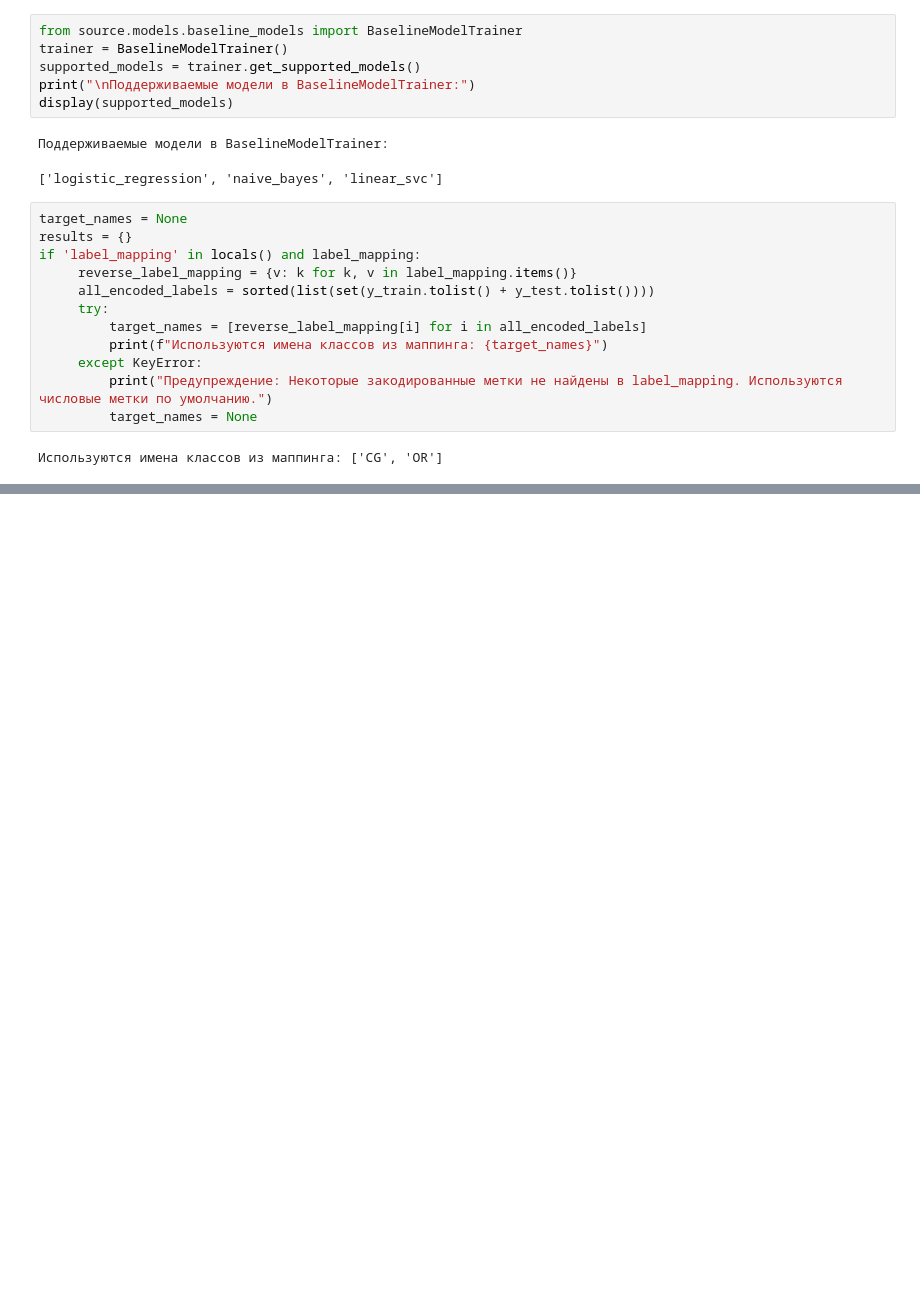
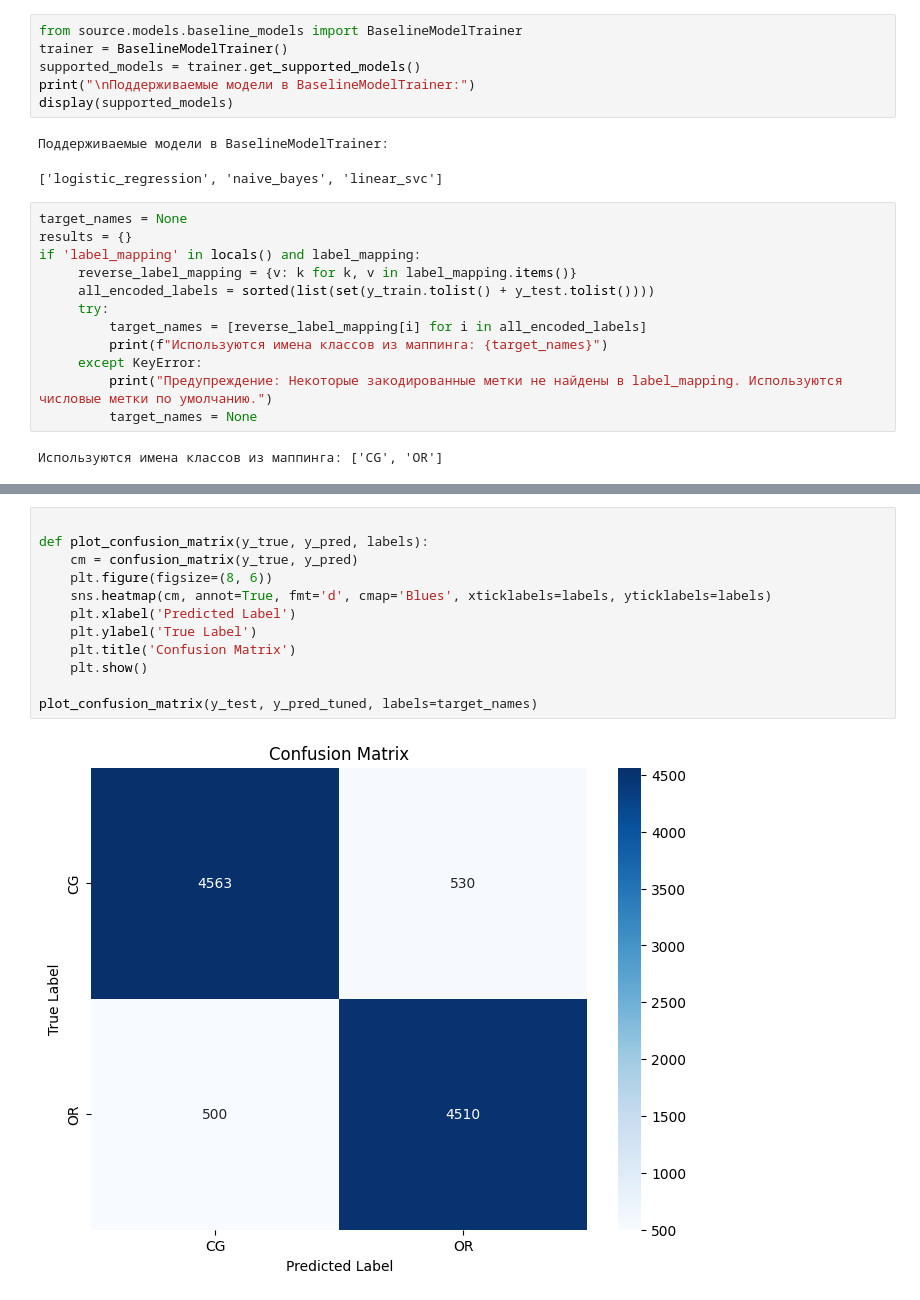
Before and after one commit to schnaya/fake_reviews_detection, a Jupyter notebook: notebooks/updated_mpodel.ipynb, the cells around one changed output, grey strips where cells are left out. Drawn from its saved outputs; the diff is of its cells as text; blank space fills up the shorter version.

```diff
--- a/notebooks/updated_mpodel.ipynb
+++ b/notebooks/updated_mpodel.ipynb
@@ -245,0 +460,14 @@ weighted avg       0.90      0.90      0.90     10103
+# %%
+
+def plot_confusion_matrix(y_true, y_pred, labels):
+    cm = confusion_matrix(y_true, y_pred)
+    plt.figure(figsize=(8, 6))
+    sns.heatmap(cm, annot=True, fmt='d', cmap='Blues', xticklabels=labels, yticklabels=labels)
+    plt.xlabel('Predicted Label')
+    plt.ylabel('True Label')
+    plt.title('Confusion Matrix')
+    plt.show()
+
+plot_confusion_matrix(y_test, y_pred_tuned, labels=target_names)
+# %% [output]
+[figure, added]
```
Also changed, not shown: parts of 16 cells of this notebook, 5 other files.
